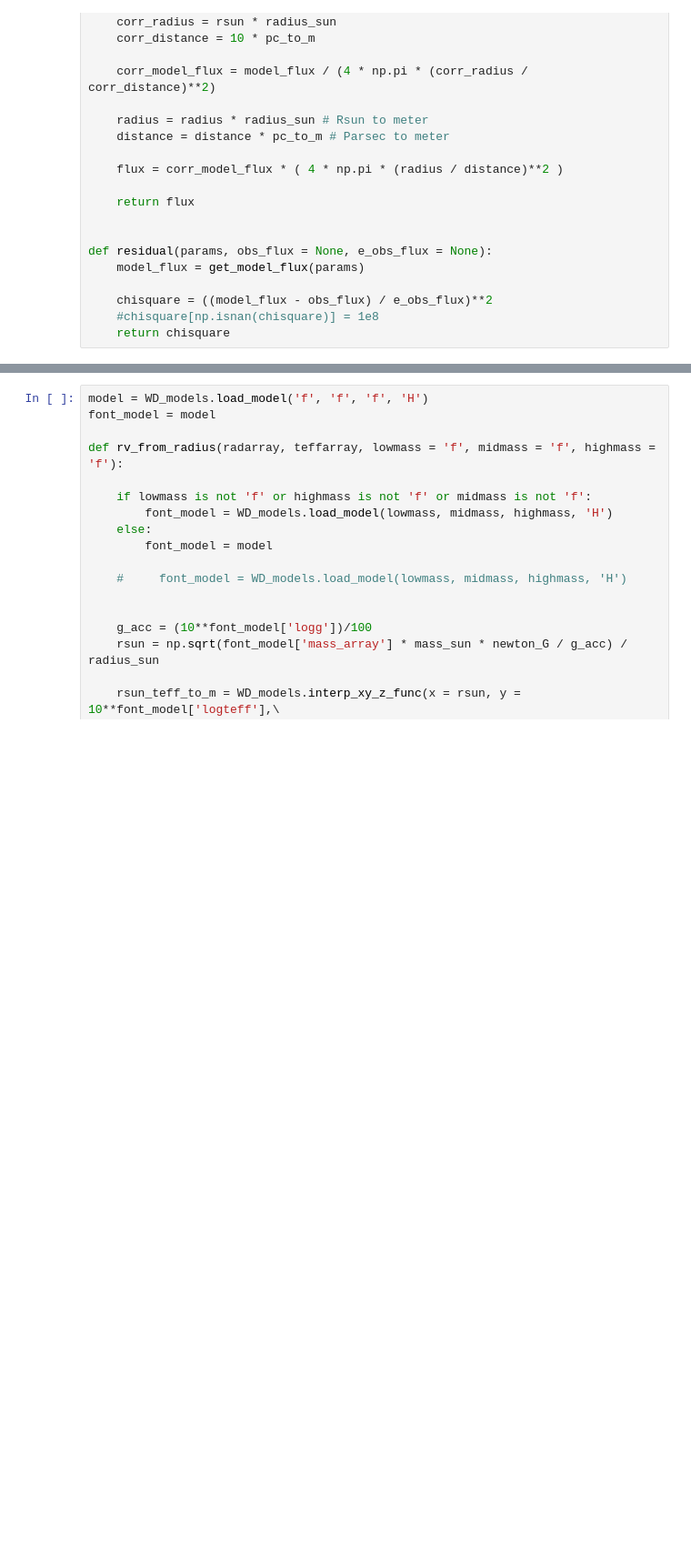
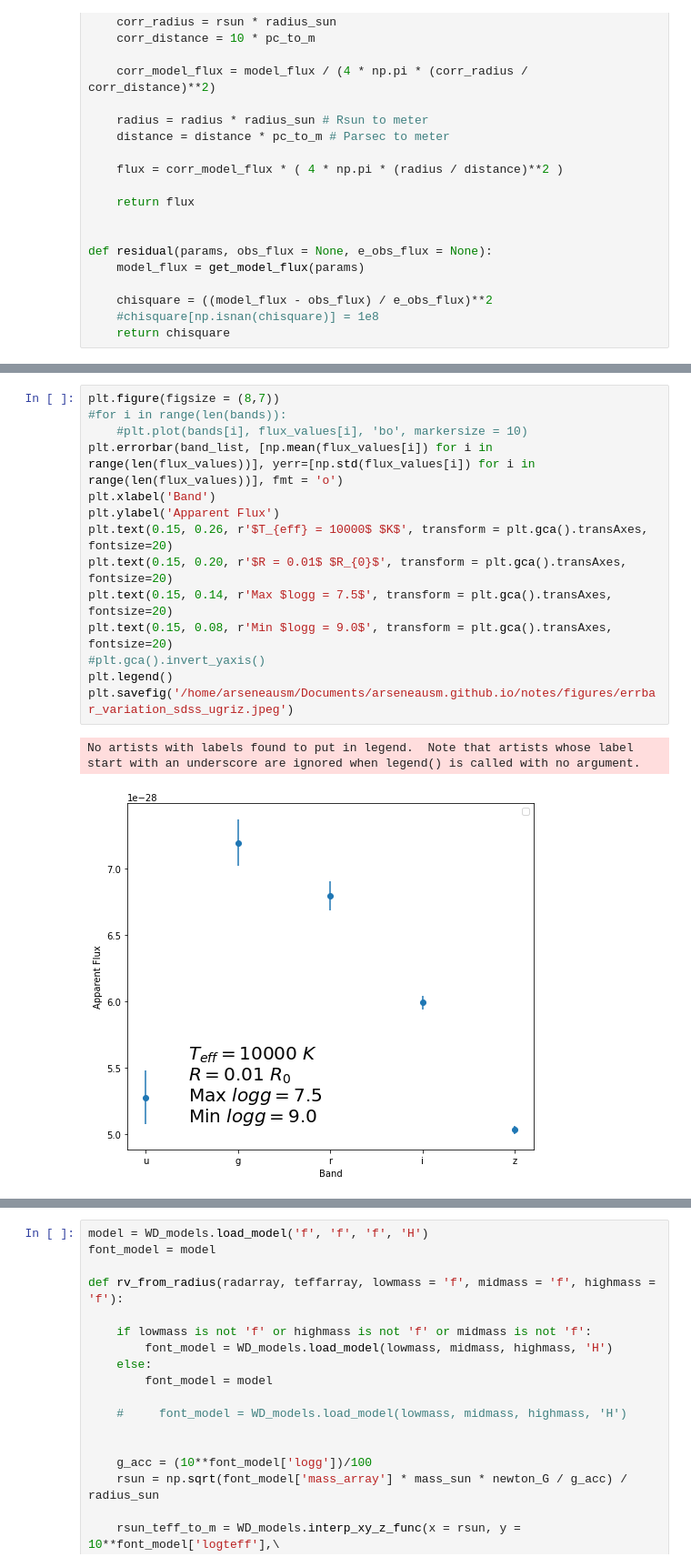
Before and after one commit to stefanarseneau/gravitational-redshift, a Jupyter notebook: 02_photometry.ipynb, the cells around one changed output, grey strips where cells are left out. Shown: that part at 91% size. Drawn from its saved outputs; the diff is of its cells as text; blank space fills up the shorter version.

```diff
--- a/02_photometry.ipynb
+++ b/02_photometry.ipynb
@@ -367,0 +437,17 @@ for i in tqdm(range(len(catalog))):
+# %%
+plt.figure(figsize = (8,7))
+#for i in range(len(bands)):
+    #plt.plot(bands[i], flux_values[i], 'bo', markersize = 10)
+plt.errorbar(band_list, [np.mean(flux_values[i]) for i in range(len(flux_values))], yerr=[np.std(flux_values[i]) for i in range(len(flux_values))], fmt = 'o')
+plt.xlabel('Band')
+plt.ylabel('Apparent Flux')
+plt.text(0.15, 0.26, r'$T_{eff} = 10000$ $K$', transform = plt.gca().transAxes, fontsize=20)
+plt.text(0.15, 0.20, r'$R = 0.01$ $R_{0}$', transform = plt.gca().transAxes, fontsize=20)
+plt.text(0.15, 0.14, r'Max $logg = 7.5$', transform = plt.gca().transAxes, fontsize=20)
+plt.text(0.15, 0.08, r'Min $logg = 9.0$', transform = plt.gca().transAxes, fontsize=20)
+#plt.gca().invert_yaxis()
+plt.legend()
+plt.savefig('/home/arseneausm/Documents/arseneausm.github.io/notes/figures/errbar_variation_sdss_ugriz.jpeg')
+# %% [output]
+No artists with labels found to put in legend.  Note that artists whose label start with an underscore are ignored when legend() is called with no argument.
+[figure, added]
```
Also changed, not shown: parts of 16 cells of this notebook, 22 other files.
